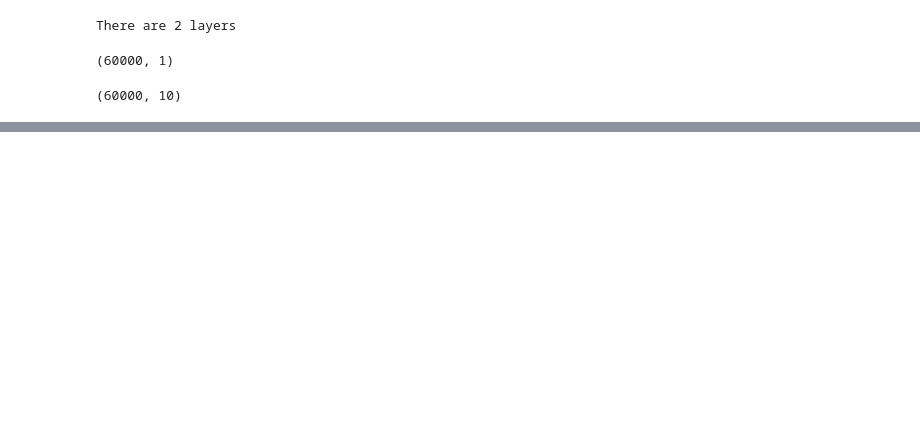
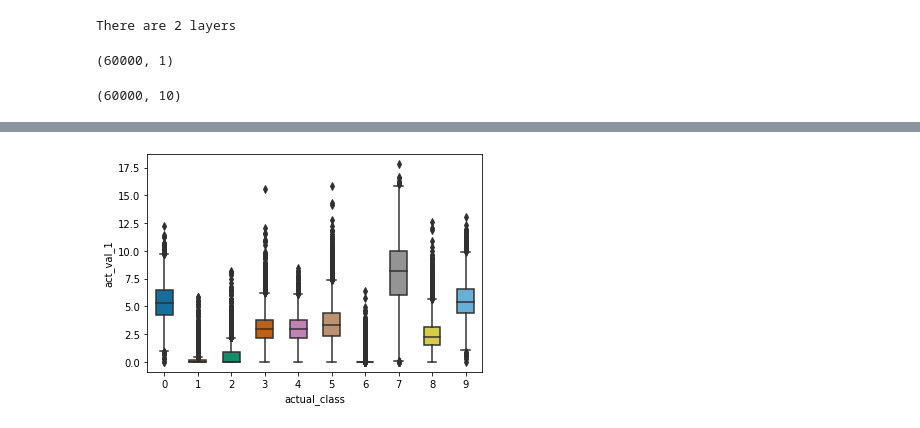
Before and after one commit to alawrence30/Deep-Learning, a Jupyter notebook: MSDS458_Assignment_01_v26_1.ipynb, the cells around one changed output, grey strips where cells are left out. Saved outputs shown, nothing was run; the diff lists cells and outputs as text; code cells hidden in the pictures; blank space fills up the shorter version.

```diff
--- a/MSDS458_Assignment_01_v26_1.ipynb
+++ b/MSDS458_Assignment_01_v26_1.ipynb
@@ -1162,0 +679,9 @@ The sum of the probabilities is (approximately) 1.0
+# %%
+# To see how closely the hidden node activation values correlate with the class labels
+# Let us use seaborn for the boxplots this time.
+bplot_2 = sns.boxplot(y='act_val_1', x='actual_class',
+                 data=activation_df_2[['act_val_1','actual_class']],
+                 width=0.5,
+                 palette="colorblind")
+# %% [output]
+[figure, added]
```
Also changed, not shown: parts of 223 cells of this notebook.
